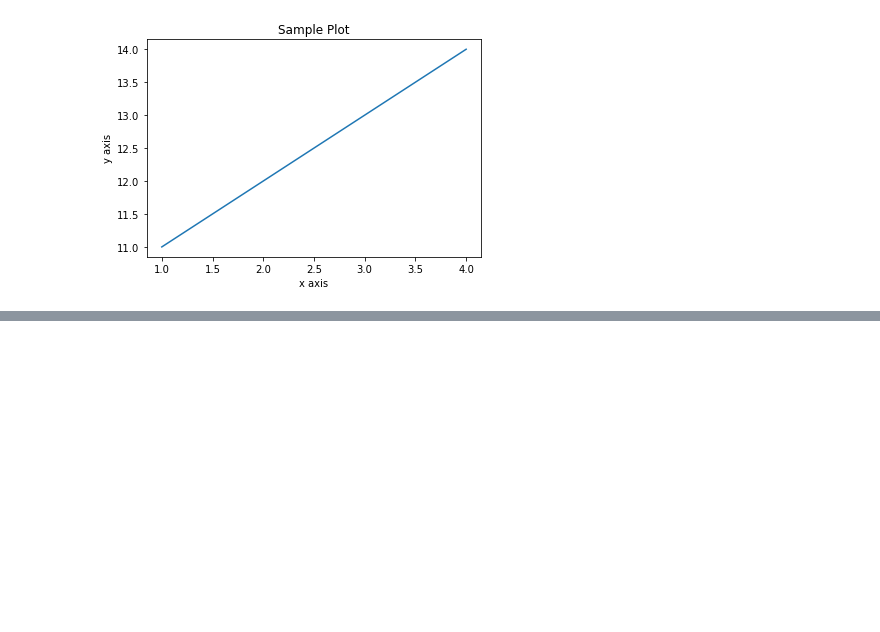
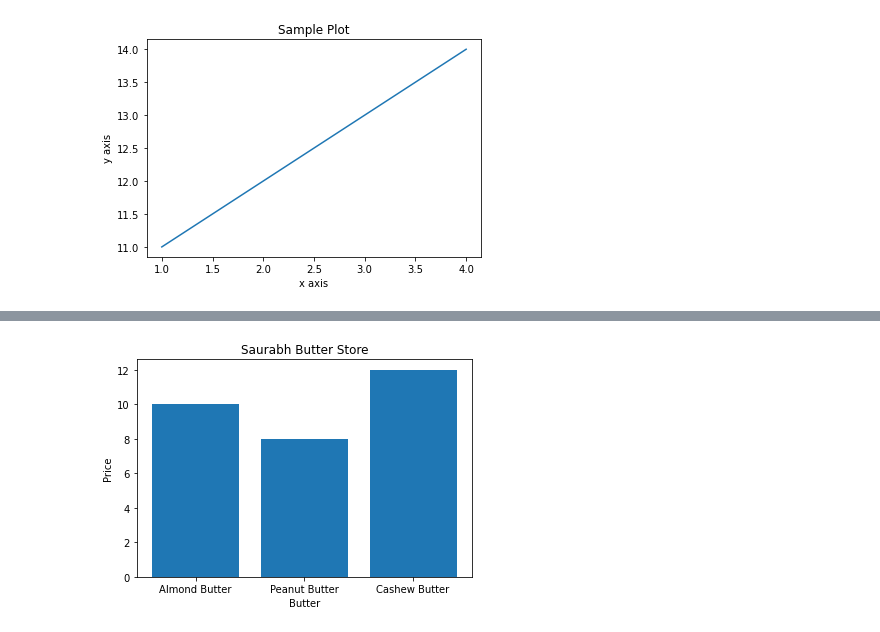
Before and after one commit to UnbiasedEagle/ml-ai, a Jupyter notebook: matplotlib/Introduction to Matplotlib.ipynb, the cells around one changed output, grey strips where cells are left out. Cells and saved outputs as stored; diff of their text form; code cells hidden in the pictures; blank space fills up the shorter version.

```diff
--- a/matplotlib/Introduction to Matplotlib.ipynb
+++ b/matplotlib/Introduction to Matplotlib.ipynb
@@ -57,0 +108,12 @@ fig.savefig("./sample-plot.png")
+# %%
+## Make a plot from dictionary
+nut_buuter_prices={
+    "Almond Butter":10,
+    "Peanut Butter":8,
+    "Cashew Butter":12
+}
+fig,ax=plt.subplots()
+ax.set(ylabel="Price",xlabel="Butter",title="Saurabh Butter Store")
+ax.bar(nut_buuter_prices.keys(),nut_buuter_prices.values());
+# %% [output]
+[figure, added]
```
Also changed, not shown: parts of 14 cells of this notebook.
